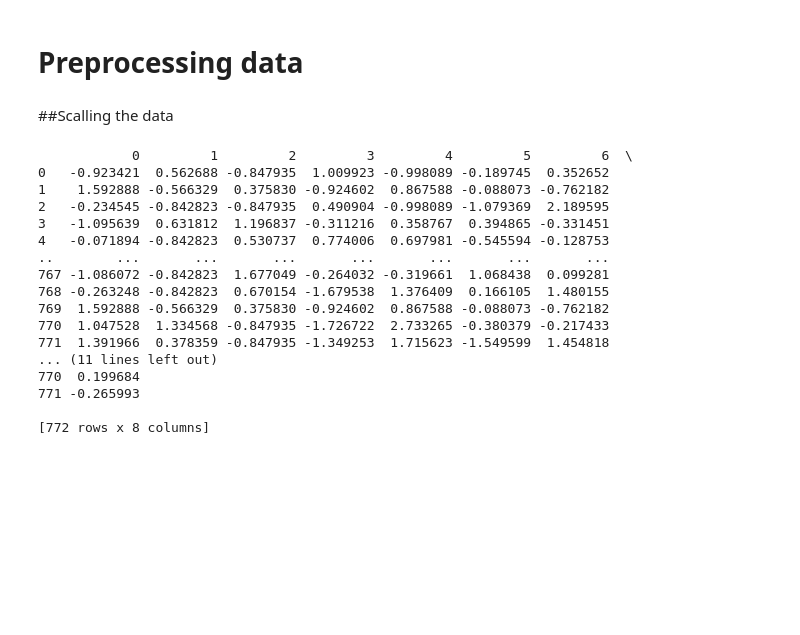
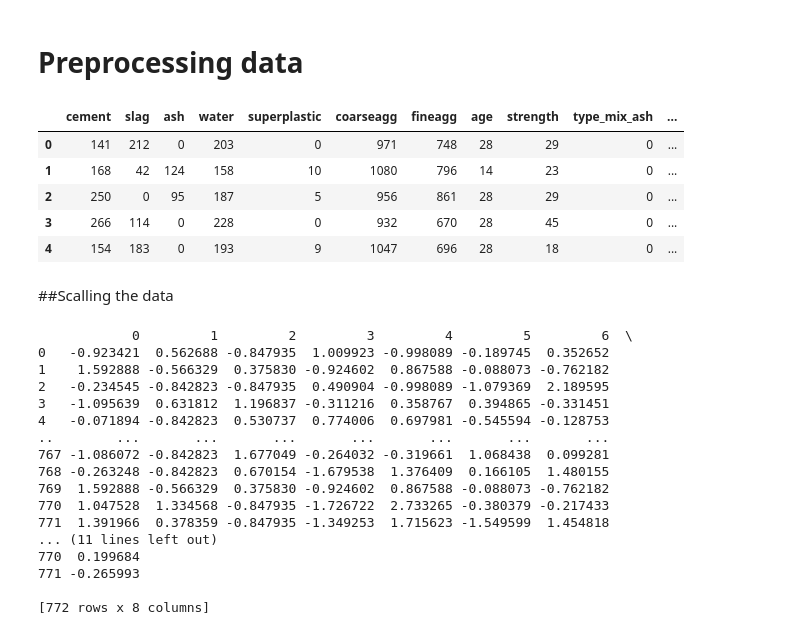
Before and after one commit to crisbpadilla/CapstoneProject-1-M2M, a Jupyter notebook: CapstoneProject_2_Regression.ipynb, the cells around one changed output. Saved outputs shown, nothing was run; the diff lists cells and outputs as text; code cells hidden in the pictures; blank space fills up the shorter version.

```diff
--- a/CapstoneProject_2_Regression.ipynb
+++ b/CapstoneProject_2_Regression.ipynb
@@ -47,6 +47,14 @@ concrete_pluscat.loc[
 # %%
 # Create the dataframe with all the numerical and categorical values
 concrete_data=pd.get_dummies(data=concrete_pluscat,columns=['type_mix'],drop_first=True).astype(int)
+concrete_data.head()
+# %% [output]
+|  | cement | slag | ash | water | superplastic | coarseagg | fineagg | age | strength | type_mix_ash | ... |
+| 0 | 141 | 212 | 0 | 203 | 0 | 971 | 748 | 28 | 29 | 0 | ... |
+| 1 | 168 | 42 | 124 | 158 | 10 | 1080 | 796 | 14 | 23 | 0 | ... |
+| 2 | 250 | 0 | 95 | 187 | 5 | 956 | 861 | 28 | 29 | 0 | ... |
+| 3 | 266 | 114 | 0 | 228 | 0 | 932 | 670 | 28 | 45 | 0 | ... |
+| 4 | 154 | 183 | 0 | 193 | 9 | 1047 | 696 | 28 | 18 | 0 | ... |
 # %%
 from sklearn.linear_model import LinearRegression
 from sklearn.model_selection import train_test_split
```
Also changed, not shown: parts of 4 cells of this notebook.
